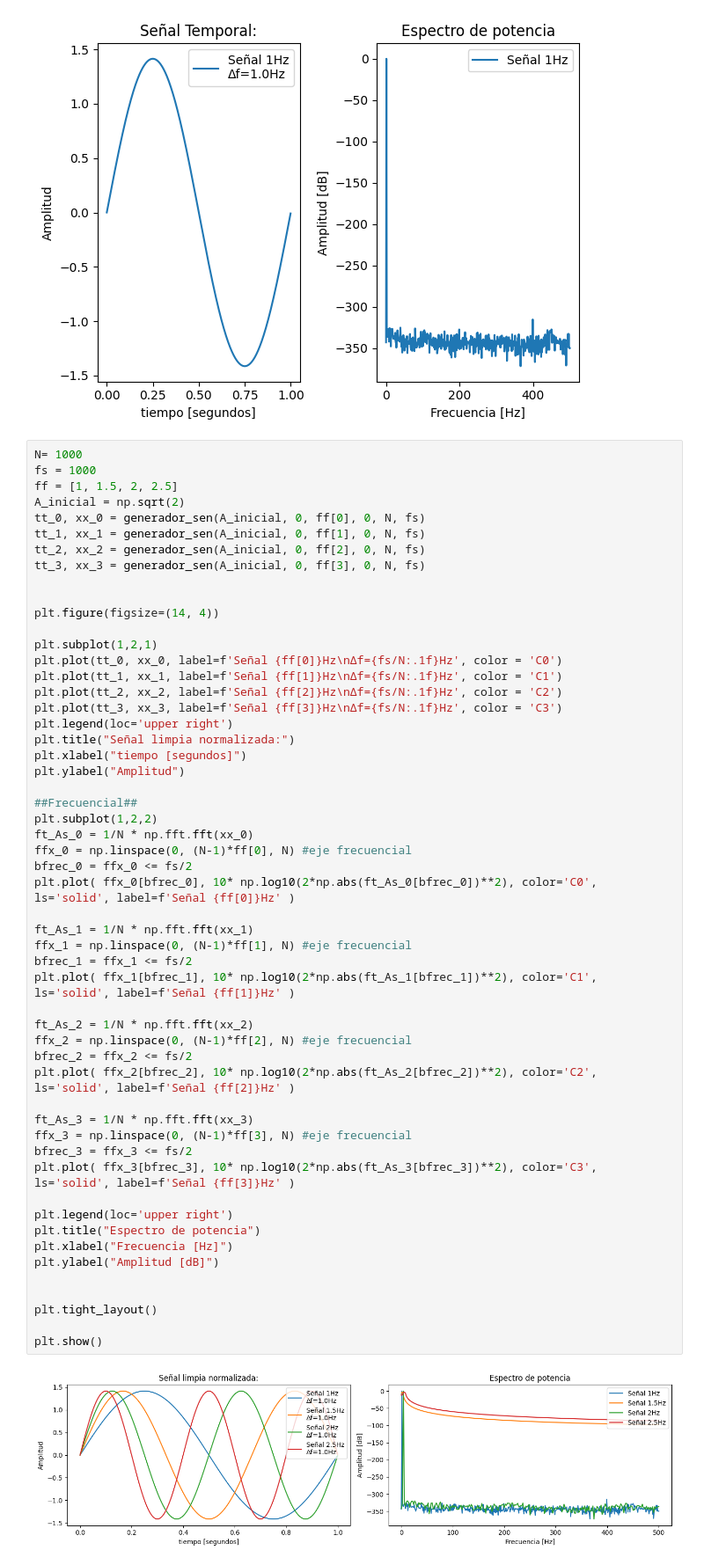
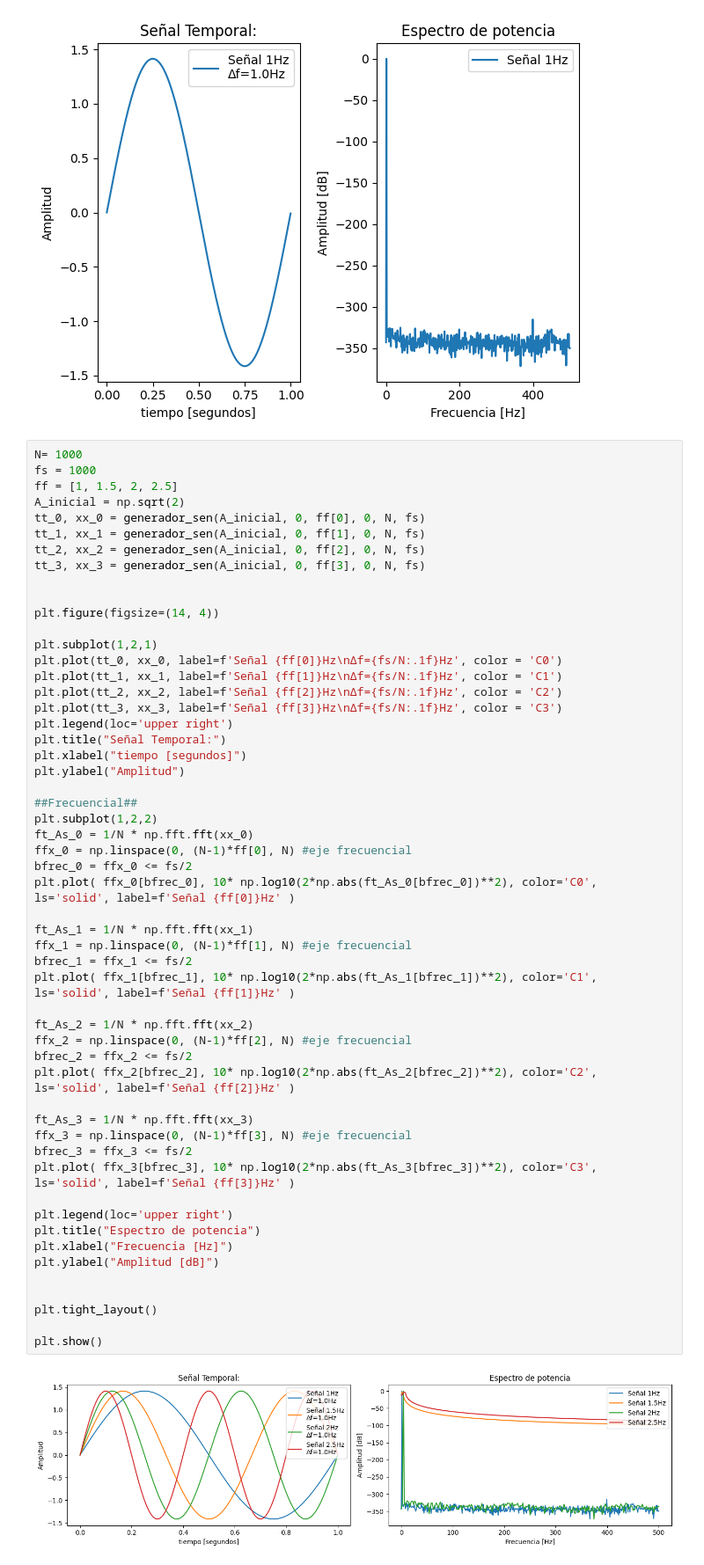
Before and after one commit to smithcamila2003/APS, a Jupyter notebook: FFT_experiencia1.ipynb, the cells around one changed output. Shown: that part at 88% size. Drawn from its saved outputs; the diff is of its cells as text.

```diff
--- a/FFT_experiencia1.ipynb
+++ b/FFT_experiencia1.ipynb
@@ -80,7 +80,7 @@ plt.plot(tt_1, xx_1, label=f'Señal {ff[1]}Hz\nΔf={fs/N:.1f}Hz', color = 'C1')
 plt.plot(tt_2, xx_2, label=f'Señal {ff[2]}Hz\nΔf={fs/N:.1f}Hz', color = 'C2')
 plt.plot(tt_3, xx_3, label=f'Señal {ff[3]}Hz\nΔf={fs/N:.1f}Hz', color = 'C3')
 plt.legend(loc='upper right')
-plt.title("Señal limpia normalizada:")
+plt.title("Señal Temporal:")
 plt.xlabel("tiempo [segundos]")
 plt.ylabel("Amplitud")
 
@@ -89,34 +89,34 @@ plt.subplot(1,2,2)
 ft_As_0 = 1/N * np.fft.fft(xx_0)
 ffx_0 = np.linspace(0, (N-1)*ff[0], N) #eje frecuencial
 bfrec_0 = ffx_0 <= fs/2
 plt.plot( ffx_0[bfrec_0], 10* np.log10(2*np.abs(ft_As_0[bfrec_0])**2), color='C0', ls='solid', label=f'Señal {ff[0]}Hz' )
 
 ft_As_1 = 1/N * np.fft.fft(xx_1)
 ffx_1 = np.linspace(0, (N-1)*ff[1], N) #eje frecuencial
 bfrec_1 = ffx_1 <= fs/2
 plt.plot( ffx_1[bfrec_1], 10* np.log10(2*np.abs(ft_As_1[bfrec_1])**2), color='C1', ls='solid', label=f'Señal {ff[1]}Hz' )
 
 ft_As_2 = 1/N * np.fft.fft(xx_2)
 ffx_2 = np.linspace(0, (N-1)*ff[2], N) #eje frecuencial
 bfrec_2 = ffx_2 <= fs/2
 plt.plot( ffx_2[bfrec_2], 10* np.log10(2*np.abs(ft_As_2[bfrec_2])**2), color='C2', ls='solid', label=f'Señal {ff[2]}Hz' )
 
 ft_As_3 = 1/N * np.fft.fft(xx_3)
 ffx_3 = np.linspace(0, (N-1)*ff[3], N) #eje frecuencial
 bfrec_3 = ffx_3 <= fs/2
 plt.plot( ffx_3[bfrec_3], 10* np.log10(2*np.abs(ft_As_3[bfrec_3])**2), color='C3', ls='solid', label=f'Señal {ff[3]}Hz' )
 
 plt.legend(loc='upper right')
 plt.title("Espectro de potencia")
 plt.xlabel("Frecuencia [Hz]")
 plt.ylabel("Amplitud [dB]")
 
 
 plt.tight_layout()
 
 plt.show()
 # %% [output]
-[figure, old version]
+[figure, new version]
 # %%
 N= 1000
 fs = 1000
```
Also changed, not shown: parts of 1 cell of this notebook.
